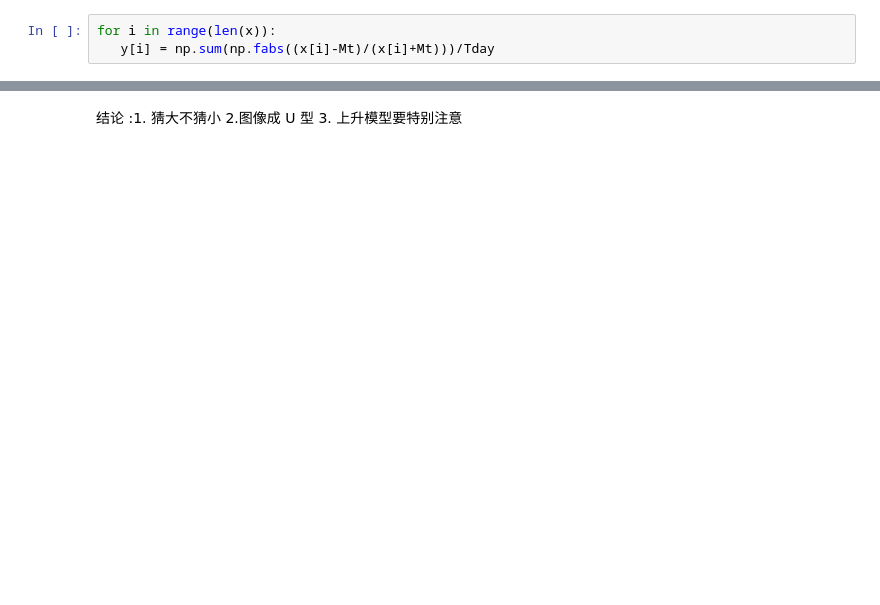
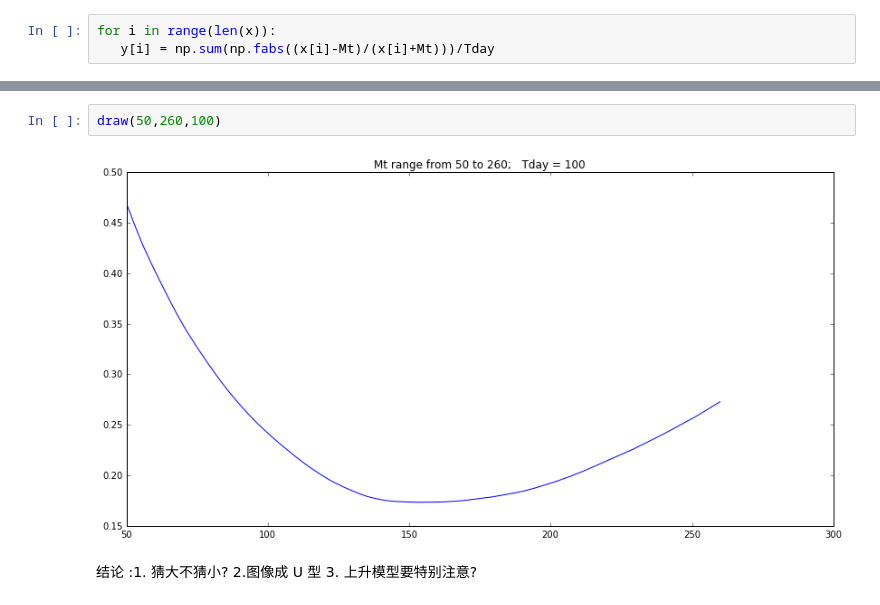
Before and after one commit to wakemeup-xyz/TianChi_IJCAI-17_sales_prediction_code, a Jupyter notebook: score function optmize.ipynb, the cells around one changed output, grey strips where cells are left out. Cells and saved outputs as stored; diff of their text form; blank space fills up the shorter version.

```diff
--- a/score function optmize.ipynb
+++ b/score function optmize.ipynb
@@ -60,4 +62,8 @@ plt.plot(x,y)
+# %%
+draw(50,260,100)
+# %% [output]
+[figure, added]
 # %% [markdown]
-结论 :1. 猜大不猜小
+结论 :1. 猜大不猜小?
      2.图像成  U 型
-     3. 上升模型要特别注意
+     3. 上升模型要特别注意?
```
Also changed, not shown: parts of 6 cells of this notebook, 12 other files.
